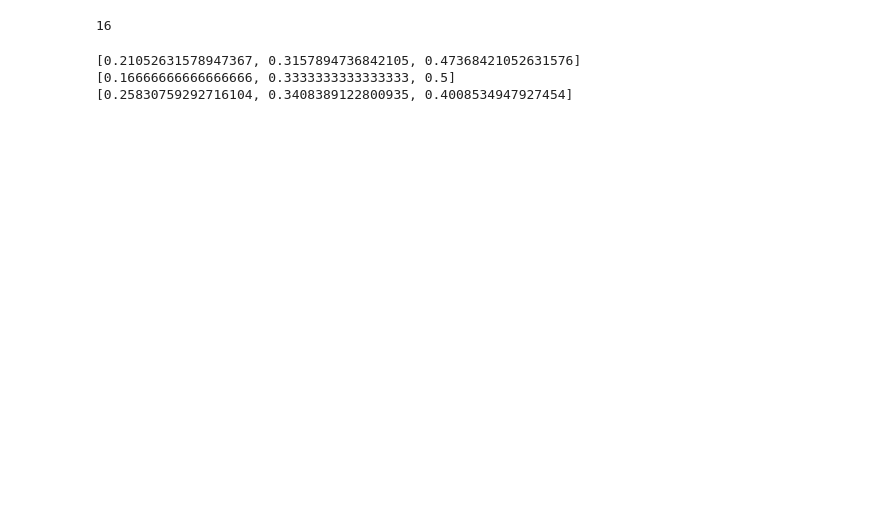
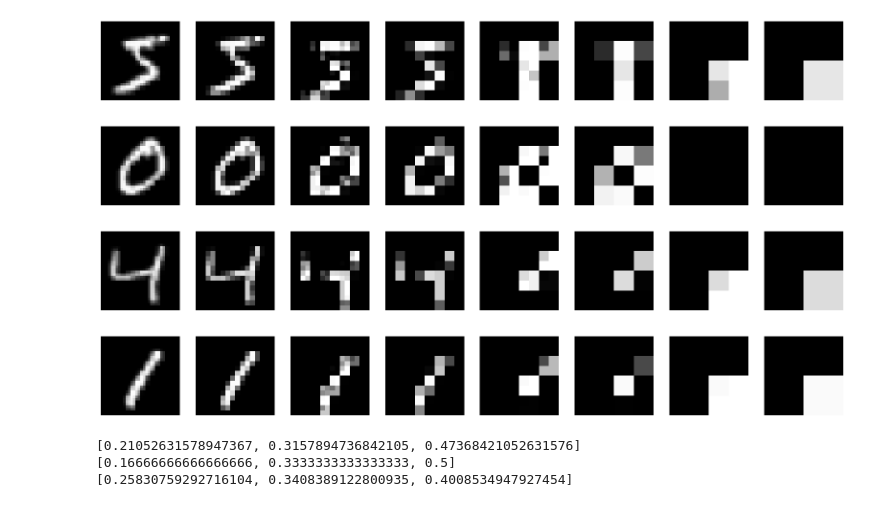
Before and after one commit to christianjensen2903/MNISTDiffusion, a Jupyter notebook: cold.ipynb, the cells around one changed output. Cells and saved outputs as stored; diff of their text form; code cells hidden in the pictures; blank space fills up the shorter version.

```diff
--- a/cold.ipynb
+++ b/cold.ipynb
@@ -183,7 +163,7 @@ def get_example_sample(image):
 
 
     while current_size <= initial_size:
-        for relative_t in range(n_between, 0, -1):
+        for relative_t in range(n_between + 1, 0, -1):
 
             x_0 = scale_images(image, current_size)
 
@@ -193,6 +173,7 @@ def get_example_sample(image):
                     - pixelate(x_0, relative_t)
                     + pixelate(x_0, (relative_t - 1))
                 )
+                # x_t = pixelate(x_0, (relative_t - 1))
             else:
                 current_size *= 2
                 x_t = scale_images(x_0, current_size)
@@ -453,7 +205,37 @@ for i in range(1):
-# %%
-IMAGE_SIZE
-# %% [output]
-16
+# %%
+
+def get_example_sample(image):
+
+    image = image.unsqueeze(0)
+
+    x_t = pixelate(image, T)
+
+    images = [x_t]
+
+    for t in range(T, 1, -1):
+
+        x_t = (
+            x_t
+            - pixelate(image, t)
+            + pixelate(image, (t - 1))
+        )
+        # x_t = pixelate(image, (t - 1))
+
+        images.append(x_t)
+
+
+    return images[::-1]
+
+T = pixelate.calculate_T(IMAGE_SIZE)
+for i in range(4):
+    showImageList(
+        get_example_sample(train_dataset[i][0])
+    )
+# %% [output]
+[figure, added]
+[figure, added]
+[figure, added]
+[figure, added]
 # %%
 class ArithmeticScheduler():
     def get_probabilities(self, number_of_levels):
```
Also changed, not shown: parts of 12 cells of this notebook, 3 other files.
